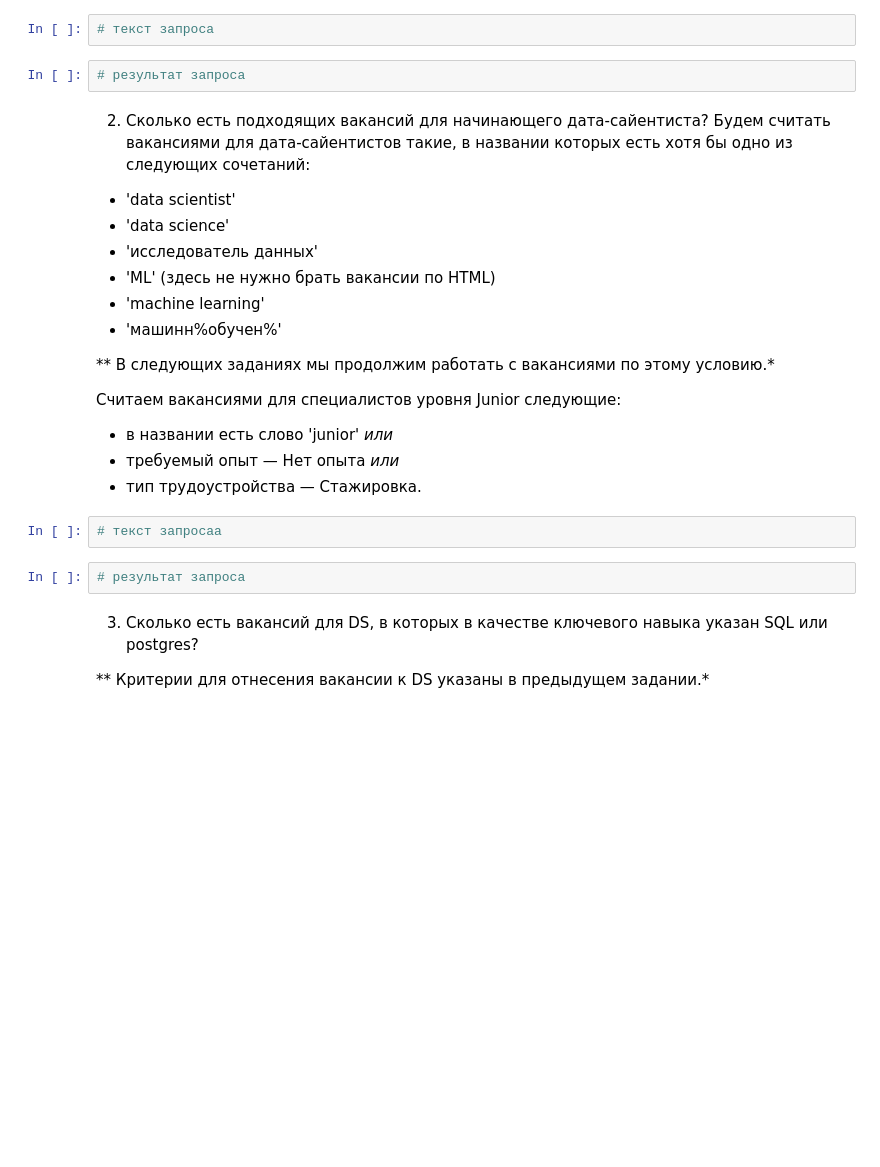
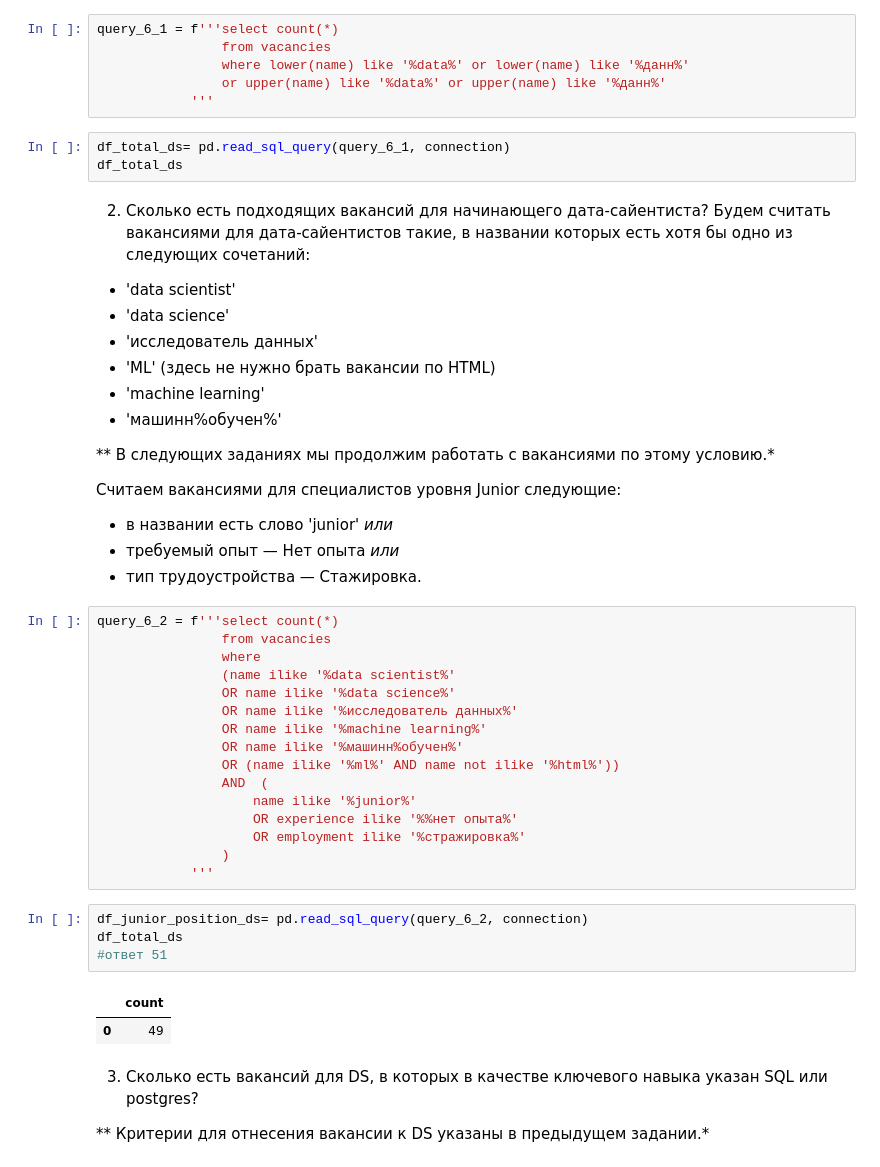
Before and after one commit to crazymarmot/Skillfactory, a Jupyter notebook: SQL/Project_2_.ipynb, the cells around one changed output. Saved outputs shown, nothing was run; the diff lists cells and outputs as text; blank space fills up the shorter version.

```diff
--- a/SQL/Project_2_.ipynb
+++ b/SQL/Project_2_.ipynb
@@ -410,9 +460,14 @@ df_camp
 
 *Подсказка: Обратите внимание, что названия вакансий могут быть написаны в любом регистре.*
 # %%
-# текст запроса
+query_6_1 = f'''select count(*)
+                from vacancies
+                where lower(name) like '%data%' or lower(name) like '%данн%'
+                or upper(name) like '%data%' or upper(name) like '%данн%'
+            '''
 # %%
-# результат запроса
+df_total_ds= pd.read_sql_query(query_6_1, connection)
+df_total_ds
 # %% [markdown]
 2. Сколько есть подходящих вакансий для начинающего дата-сайентиста?
 Будем считать вакансиями для дата-сайентистов такие, в названии которых есть хотя бы одно из следующих сочетаний:
@@ -430,9 +485,28 @@ df_camp
 * требуемый опыт — Нет опыта *или*
 * тип трудоустройства — Стажировка.
 # %%
-# текст запросаa
+query_6_2 = f'''select count(*)
+                from vacancies
+                where
+                (name ilike '%data scientist%'
+                OR name ilike '%data science%'
+                OR name ilike '%исследователь данных%'
+                OR name ilike '%machine learning%'
+                OR name ilike '%машинн%обучен%'
+                OR (name ilike '%ml%' AND name not ilike '%html%'))
+                AND  (
+                    name ilike '%junior%'
+                    OR experience ilike '%%нет опыта%'
+                    OR employment ilike '%cтражировка%'
+                )
+            '''
 # %%
-# результат запроса
+df_junior_position_ds= pd.read_sql_query(query_6_2, connection)
+df_total_ds
+#ответ 51
+# %% [output]
+|  | count |
+| 0 | 49 |
 # %% [markdown]
 3. Сколько есть вакансий для DS, в которых в качестве ключевого навыка указан SQL или postgres?
 
```
Also changed, not shown: parts of 25 cells of this notebook.
